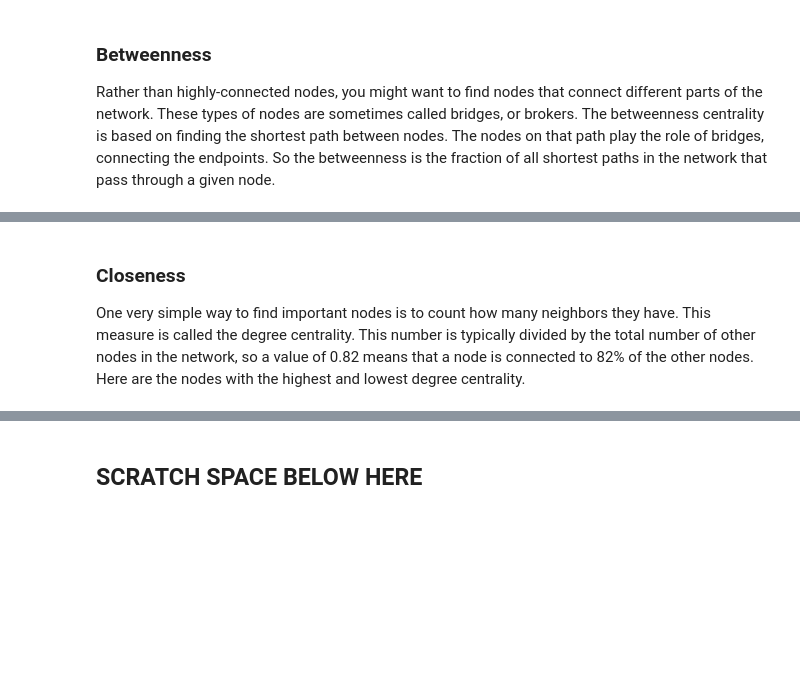
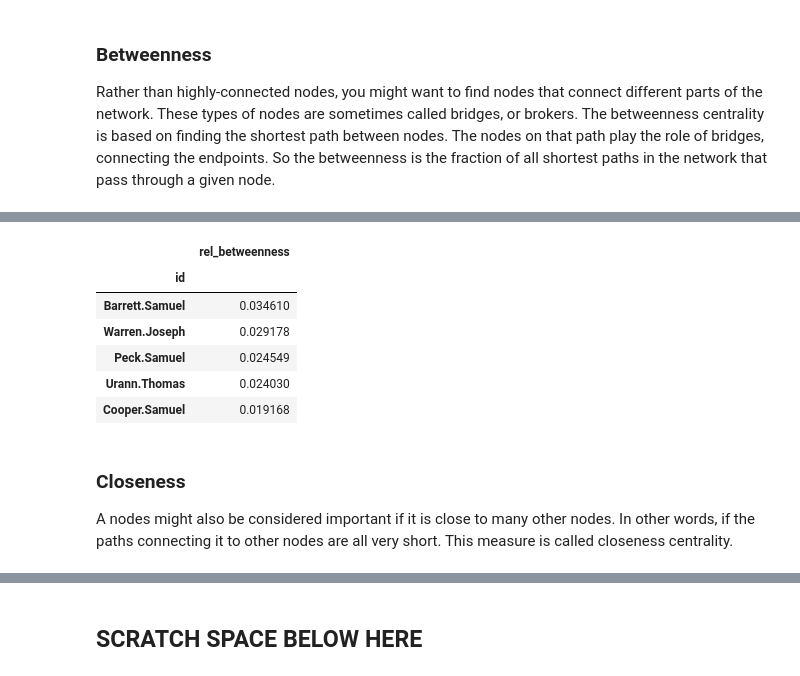
Before and after one commit to UM-CSS/CSSLabs-Networks, a Jupyter notebook: Networks.ipynb, the cells around one changed output, grey strips where cells are left out. Saved outputs shown, nothing was run; the diff lists cells and outputs as text; code cells hidden in the pictures; blank space fills up the shorter version.

```diff
--- a/Networks.ipynb
+++ b/Networks.ipynb
@@ -177,10 +306,18 @@ df.sort_values('betweenness', ascending=False).head(5)
-# %% [markdown]
-### Closeness
-
-One very simple way to find important nodes is to count how many neighbors they have.
-This measure is called the degree centrality.
-This number is typically divided by the total number of other nodes in the network, so a value
-of 0.82 means that a node is connected to 82% of the other nodes.
-Here are the nodes with the highest and lowest degree centrality.
+# %%
+rel_centrality(df, 'betweenness').sort_values('rel_betweenness', ascending=False).head()
+# %% [output]
+|  | rel_betweenness |
+| id |  |
+| Barrett.Samuel | 0.034610 |
+| Warren.Joseph | 0.029178 |
+| Peck.Samuel | 0.024549 |
+| Urann.Thomas | 0.024030 |
+| Cooper.Samuel | 0.019168 |
+# %% [markdown]
+### Closeness
+
+A nodes might also be considered important if it is close to many other nodes.
+In other words, if the paths connecting it to other nodes are all very short.
+This measure is called closeness centrality.
 # %%
 df.sort_values('closeness', ascending=False).head(5)
```
Also changed, not shown: parts of 62 cells of this notebook.
